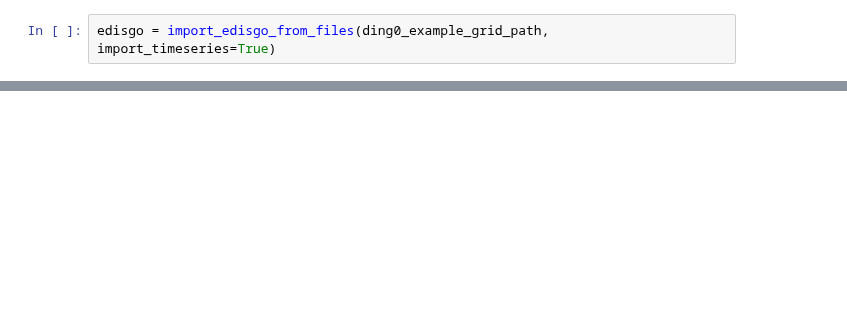
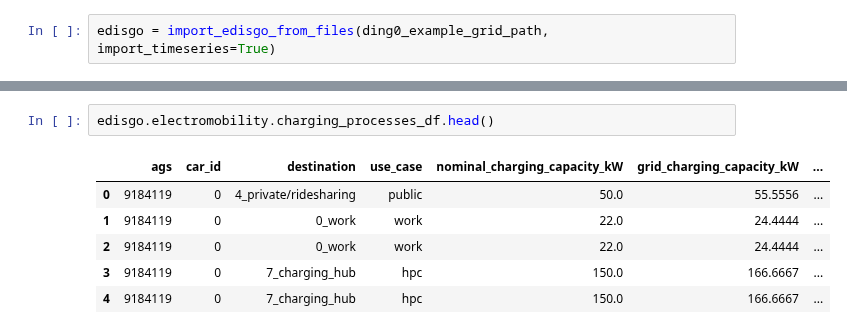
Before and after one commit to openego/eDisGo, a Jupyter notebook: examples/edisgo_simple_emob_example.ipynb, the cells around one changed output, grey strips where cells are left out. Drawn from its saved outputs; the diff is of its cells as text; blank space fills up the shorter version.

```diff
--- a/examples/edisgo_simple_emob_example.ipynb
+++ b/examples/edisgo_simple_emob_example.ipynb
@@ -78,0 +264,9 @@ DatetimeIndex([], dtype='datetime64[ns]', name='snapshot', freq=None)
+# %%
+edisgo.electromobility.charging_processes_df.head()
+# %% [output]
+|  | ags | car_id | destination | use_case | nominal_charging_capacity_kW | grid_charging_capacity_kW | ... |
+| 0 | 9184119 | 0 | 4_private/ridesharing | public | 50.0 | 55.5556 | ... |
+| 1 | 9184119 | 0 | 0_work | work | 22.0 | 24.4444 | ... |
+| 2 | 9184119 | 0 | 0_work | work | 22.0 | 24.4444 | ... |
+| 3 | 9184119 | 0 | 7_charging_hub | hpc | 150.0 | 166.6667 | ... |
+| 4 | 9184119 | 0 | 7_charging_hub | hpc | 150.0 | 166.6667 | ... |
```
Also changed, not shown: parts of 21 cells of this notebook.
